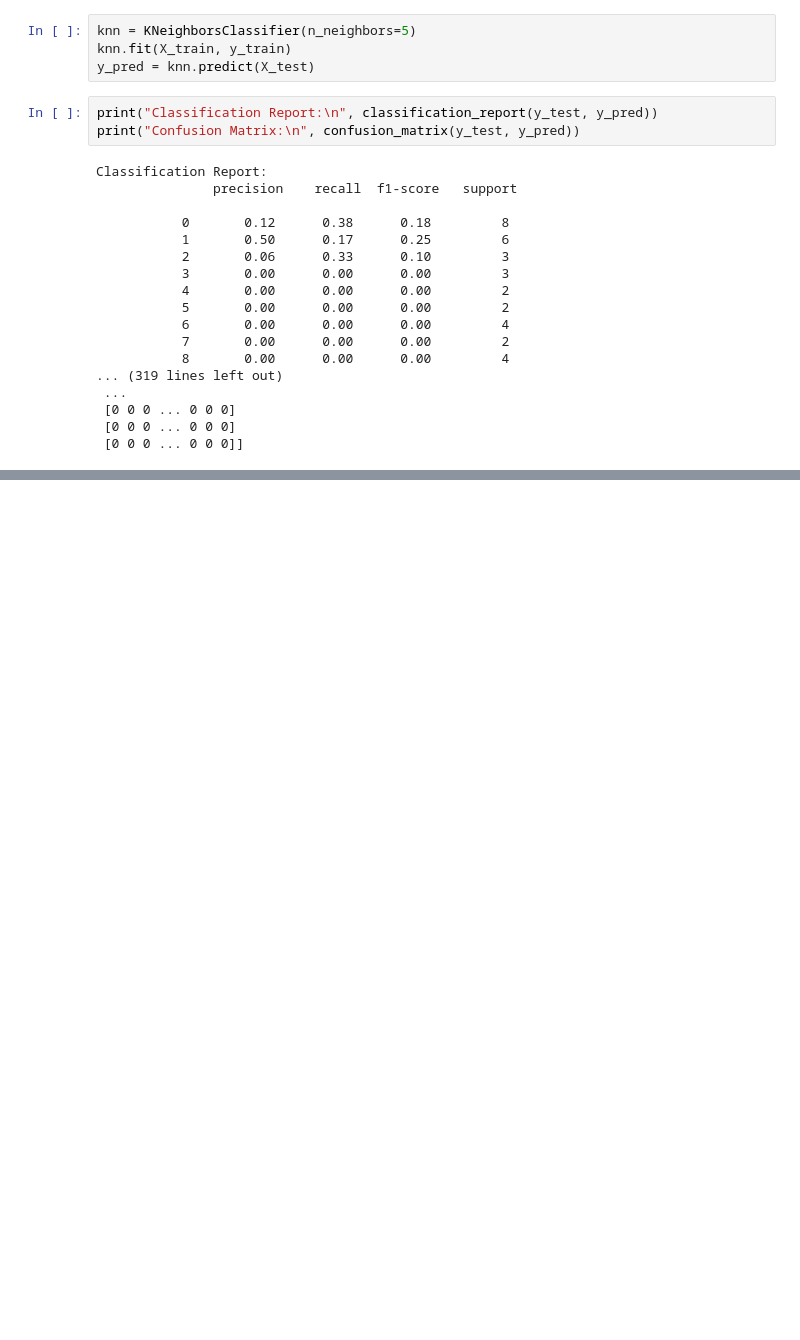
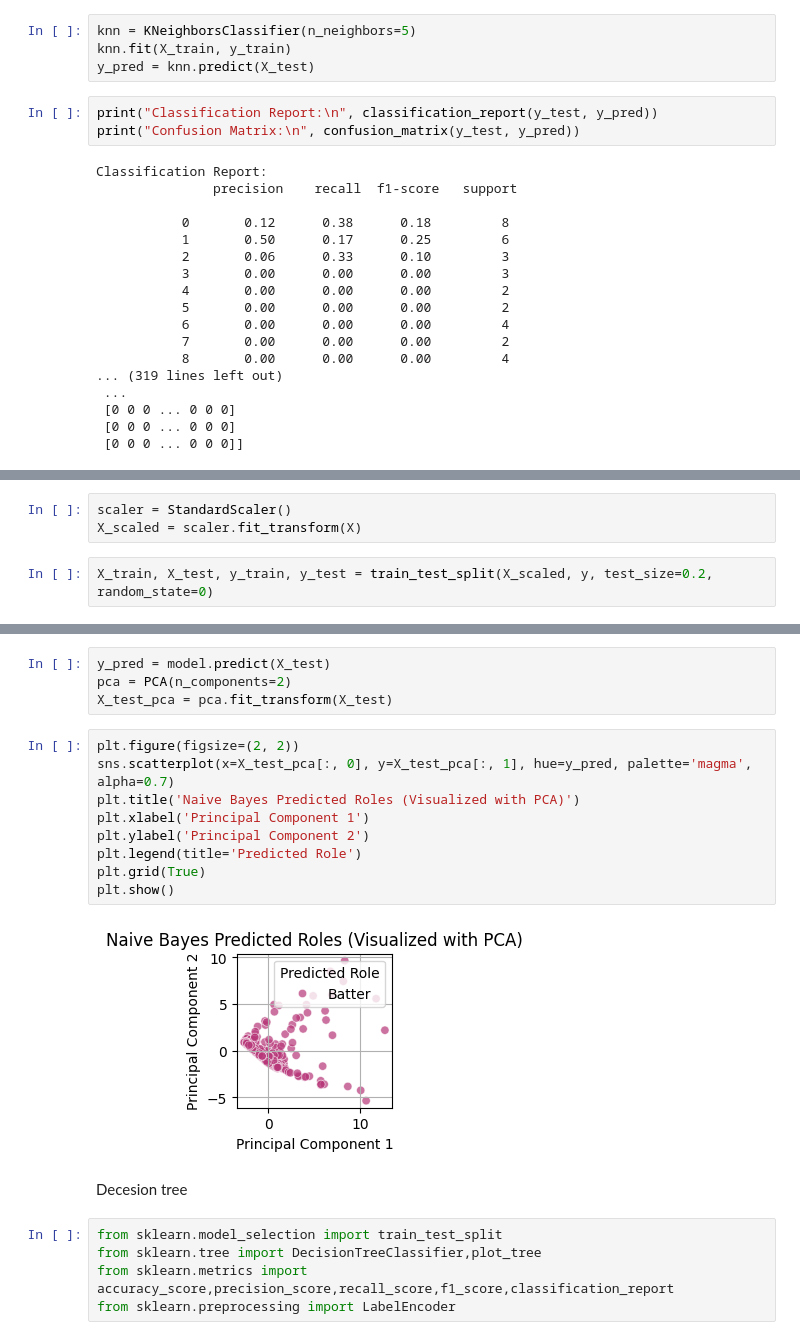
Before and after one commit to Lokitha-S/project, a Jupyter notebook: ODI.ipynb, the cells around one changed output, grey strips where cells are left out. Saved outputs shown, nothing was run; the diff lists cells and outputs as text; blank space fills up the shorter version.

```diff
--- a/ODI.ipynb
+++ b/ODI.ipynb
@@ -390,0 +416,5 @@ NameError: name 'X_scaled' is not defined
+# %%
+scaler = StandardScaler()
+X_scaled = scaler.fit_transform(X)
+# %%
+X_train, X_test, y_train, y_test = train_test_split(X_scaled, y, test_size=0.2, random_state=0)
@@ -390,0 +426,22 @@ NameError: name 'X_scaled' is not defined
+# %%
+y_pred = model.predict(X_test)
+pca = PCA(n_components=2)
+X_test_pca = pca.fit_transform(X_test)
+# %%
+plt.figure(figsize=(2, 2))
+sns.scatterplot(x=X_test_pca[:, 0], y=X_test_pca[:, 1], hue=y_pred, palette='magma', alpha=0.7)
+plt.title('Naive Bayes Predicted Roles (Visualized with PCA)')
+plt.xlabel('Principal Component 1')
+plt.ylabel('Principal Component 2')
+plt.legend(title='Predicted Role')
+plt.grid(True)
+plt.show()
+# %% [output]
+[figure, added]
+# %% [markdown]
+Decesion tree
+# %%
+from sklearn.model_selection import train_test_split
+from sklearn.tree import DecisionTreeClassifier,plot_tree
+from sklearn.metrics import accuracy_score,precision_score,recall_score,f1_score,classification_report
+from sklearn.preprocessing import LabelEncoder
```
Also changed, not shown: parts of 19 cells of this notebook.
